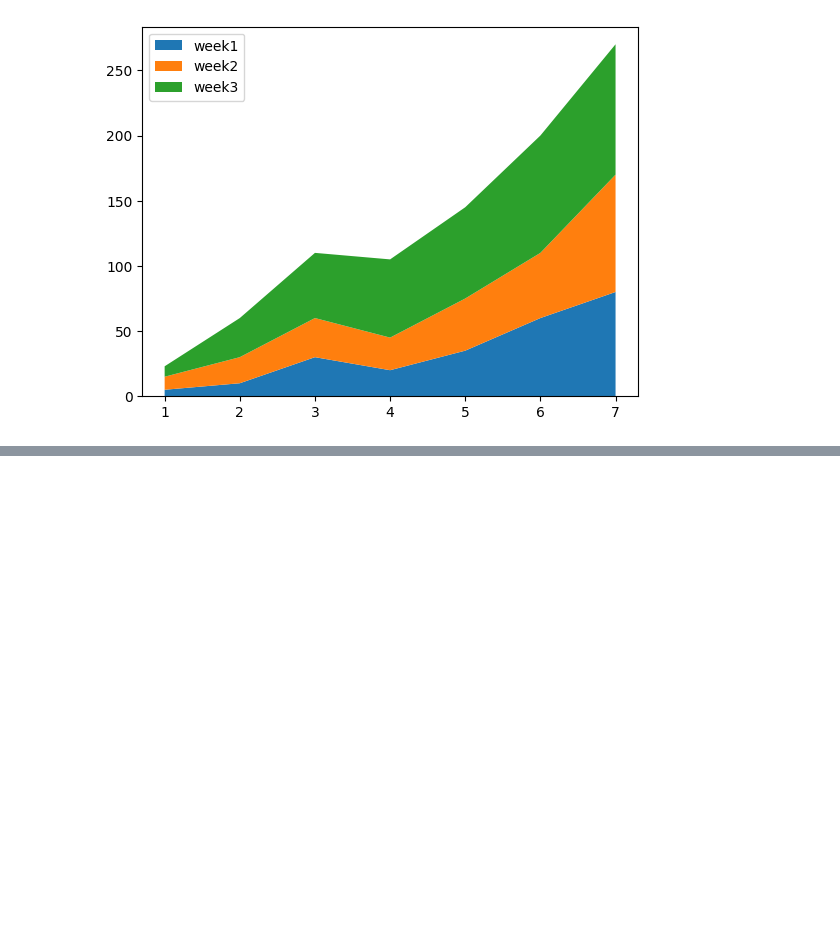
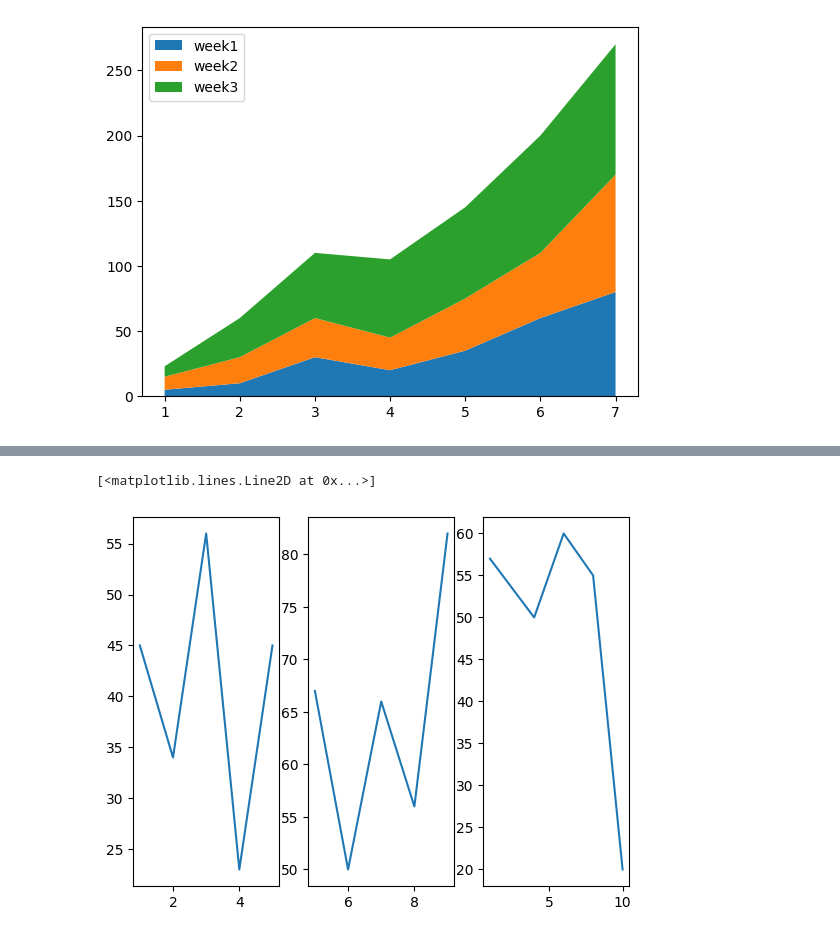
Before and after one commit to jaskiratbudhmaan-ship-it/LocalRepo, a Jupyter notebook: Matplotlib.ipynb, the cells around one changed output, grey strips where cells are left out. Cells and saved outputs as stored; diff of their text form; code cells hidden in the pictures; blank space fills up the shorter version.

```diff
--- a/Matplotlib.ipynb
+++ b/Matplotlib.ipynb
@@ -186,0 +236,20 @@ plt.show()
+# %%
+x = [1,2,3,4,5]
+y = [45,34,56,23,45]
+plt.subplot(1,3,1)
+plt.plot(x,y)
+
+
+x=[5,6,7,8,9]
+y=[67,50,66,56,82]
+plt.subplot(1,3,2)
+plt.plot(x,y)
+
+
+x = [1,4,6,8,10]
+y = [57,50,60,55,20]
+plt.subplot(1,3,3)
+plt.plot(x,y)
+# %% [output]
+[<matplotlib.lines.Line2D at 0x...>]
+[figure, added]
```
Also changed, not shown: parts of 11 cells of this notebook.
